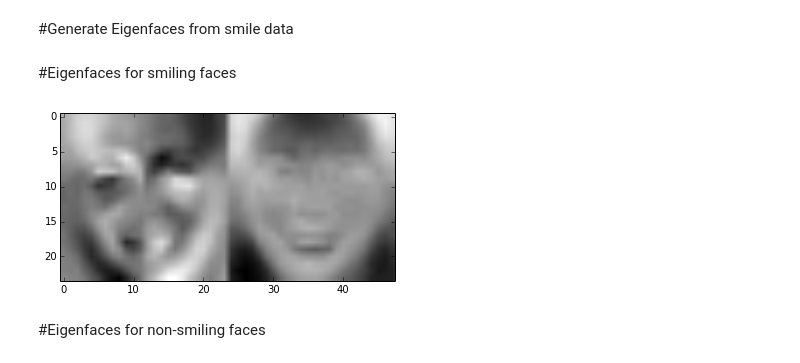
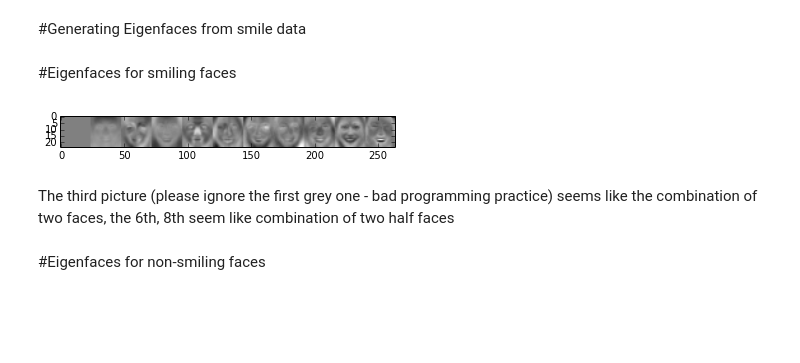
Before and after one commit to ArkAung/Eigenfaces, a Jupyter notebook: Eigenfaces.ipynb, the cells around one changed output. Cells and saved outputs as stored; diff of their text form; code cells hidden in the pictures; blank space fills up the shorter version.

Commit message:
Add more figures for smiling and non-smiling eigenfaces

```diff
--- a/Eigenfaces.ipynb
+++ b/Eigenfaces.ipynb
@@ -1,5 +1,5 @@
 # %% [markdown]
-#Generate Eigenfaces from smile data
+#Generating Eigenfaces from smile data
 # %%
 %matplotlib inline
 import numpy as np
@@ -42,18 +42,20 @@ if __name__ == "__main__":
 # %%
     smilingFaces, smilingLabels = filterFaces(trainingFaces, trainingLabels, 'smile')
     eigFaces = genEigVectors(smilingFaces)
 
-    reshaped_eigFaces1 = np.reshape(eigFaces[:,1],(24,24))
-    real_reshaped1 = np.real(reshaped_eigFaces1)
+    num_images = 10
 
-    reshaped_eigFaces2 = np.reshape(eigFaces[:,2],(24,24))
-    real_reshaped2 = np.real(reshaped_eigFaces2)
+    image = np.zeros((24,24))
+    for i in range(num_images):
+        reshaped_eigFaces = np.reshape(eigFaces[:,i],(24,24))
+        real_reshaped = np.real(reshaped_eigFaces)
+        image = np.concatenate((image, real_reshaped), axis=1)
 
-    plot_image = np.concatenate((real_reshaped1, real_reshaped2), axis=1)
-
-    plt.show(plt.imshow(plot_image, cmap='gray'))
+    plt.show(plt.imshow(image, cmap='gray'))
 # %% [output]
-[figure, old version]
+[figure, new version]
+# %% [markdown]
+The third picture (please ignore the first grey one - bad programming practice) seems like the combination of two faces, the 6th, 8th seem like combination of two half faces
 # %% [markdown]
 #Eigenfaces for non-smiling faces
 # %%
```
Also changed, not shown: parts of 1 cell of this notebook.
